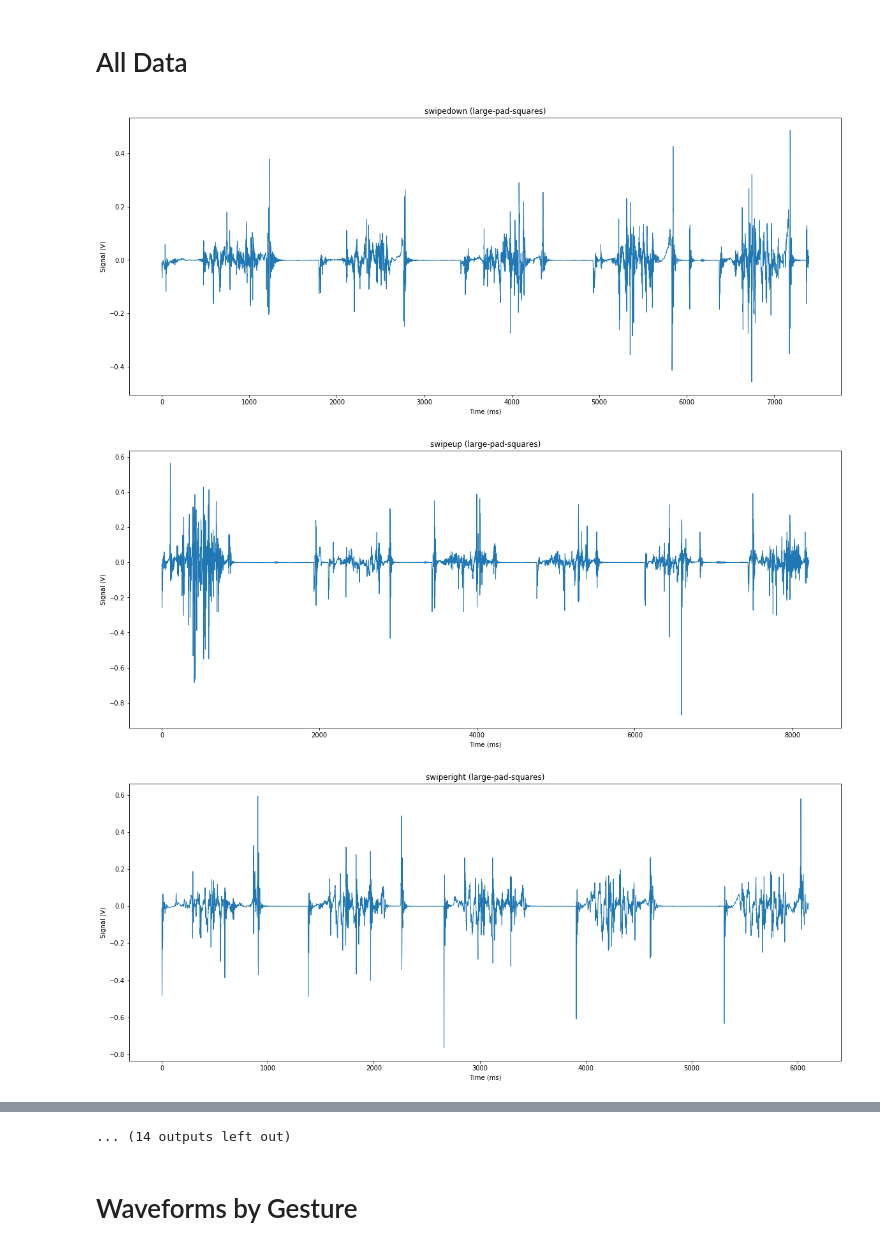
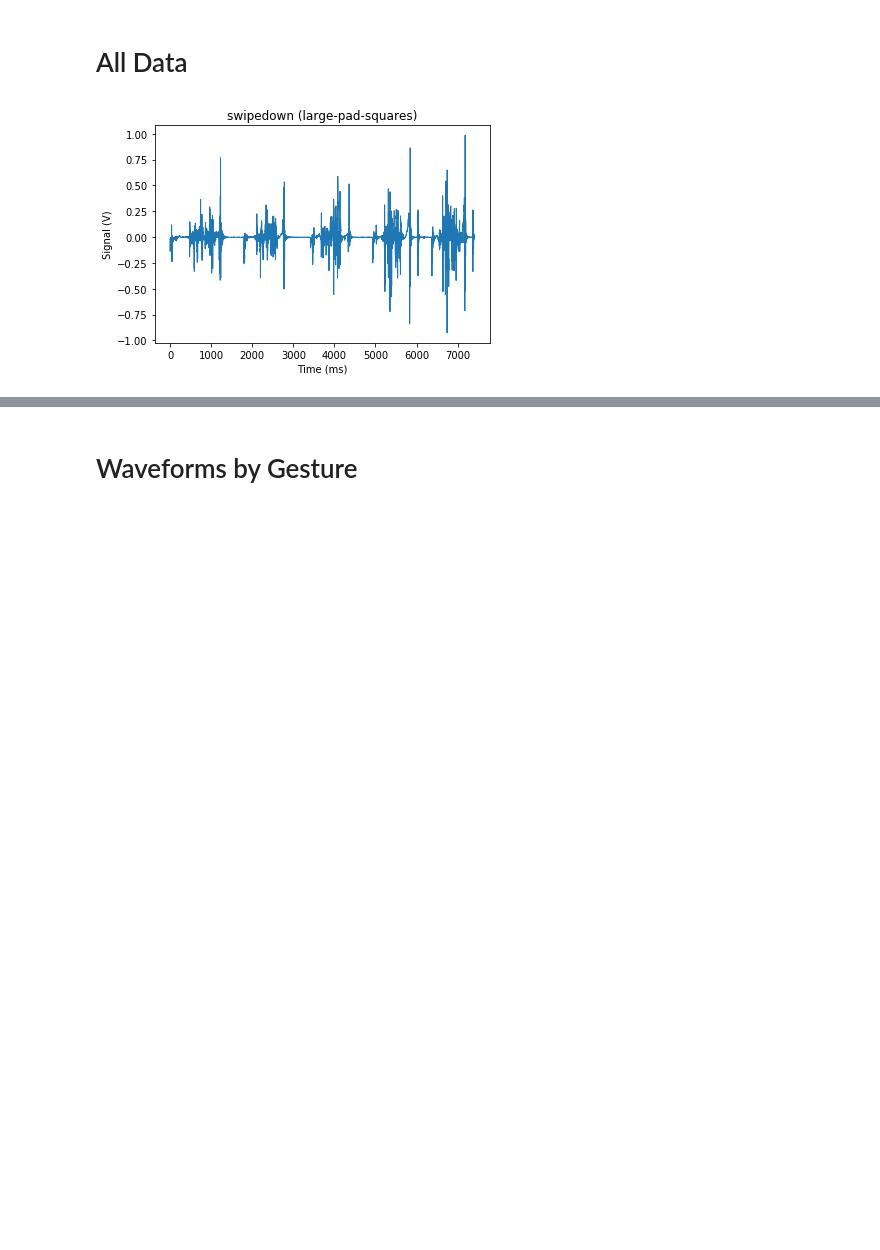
Before and after one commit to flotwig/SATURN-gesture-recognition, a Jupyter notebook: waveforms.ipynb, the cells around one changed output, grey strips where cells are left out. Cells and saved outputs as stored; diff of their text form; code cells hidden in the pictures; blank space fills up the shorter version.

Commit message:
Normalize

```diff
--- a/waveforms.ipynb
+++ b/waveforms.ipynb
@@ -41,14 +41,20 @@ def get_available_datasets():
     return data
 
 # Returns a dataset's contents as a list.
-# If `raw` is not set, the results will be filtered.
+# If `raw` is not set, the results will be filtered and normalized.
 def load_dataset(datum, raw=False):
     dataset = pd.read_csv(datum['Path'], names=['V'], header=None)
     dataset = list(dataset['V'])
-    if not raw:
+    if not raw:  # normalize and filter the data
+        dataset = normalize_dataset(dataset)
         dataset = trim_dataset(dataset)
         dataset = moving_average(dataset, 20)
+        #dataset = segment_dataset(dataset, threshold=0.01, min_spacing=100)
     return dataset
+
+# Normalize a dataset by dividing by max amplitude.
+def normalize_dataset(data):
+    return np.divide(data, np.max(data))
 
 # Removes all leading and trailing points that fall under a certain threshold.
 # The idea is to remove the irrelevant start and end portions of our data.
@@ -69,9 +75,29 @@ def trim_dataset(data, threshold=0.01):
 # Returns a list of lists (segments)
 def segment_dataset(data, threshold=0.01, min_spacing=100):
     i = 0
-    starts = [0]
-    # TODO
-
+    spaces = 0
+    intervals = []
+    start = None
+    while i < len(data):
+        while abs(data[i]) < threshold and i < len(data):
+            i += 1
+        start = i
+        spaces = 0
+        end = i
+        while i < len(data):
+            if abs(data[i]) < threshold:
+                spaces += 1
+            else:
+                spaces = 0
+                end = i
+            if spaces > min_spacing:
+                intervals.append((start, end))
+                start = None
+                end = None
+    if start and not end:
+        intervals.append((start, i))
+    print(intervals)
+    return [data[interval[0]:interval[1]] for interval in intervals]
 
 # Given a `data` as a list and a `window_size` number, it will return
 # `data` with each point averaged with the previous `window_size` points.
@@ -97,12 +123,11 @@ plt.rcParams["figure.figsize"] = (20,8)  # change size of charts
 # %%
 for (i, datum) in enumerate(data):
     df = load_dataset(datum)
     plt.figure(i)
     plt.ylabel('Signal (V)')
     plt.xlabel('Time (ms)')
     w = plt.plot([float(i)*(float(1)/50) for i in range(0, len(df))], df, linewidth=1.0)
     plt.title(datum['File'] + ' (' + datum['Dir'] + ')')
+    break
 # %% [output]
-[figure, old version]
+[figure, new version]
-[figure, removed]
-[figure, removed]
@@ -118,4 +134,3 @@ for (i, datum) in enumerate(data):
-... (14 outputs left out)
 # %% [markdown]
 # Waveforms by Gesture
 # %%
```
Also changed, not shown: parts of 1 cell of this notebook.
